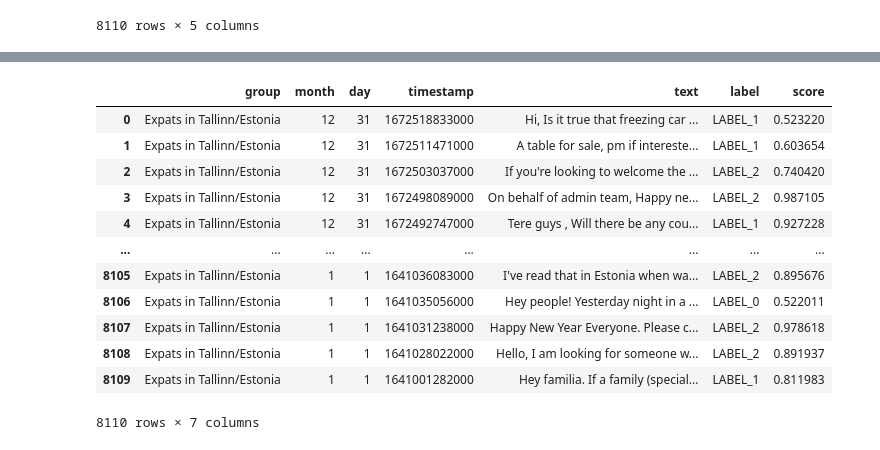
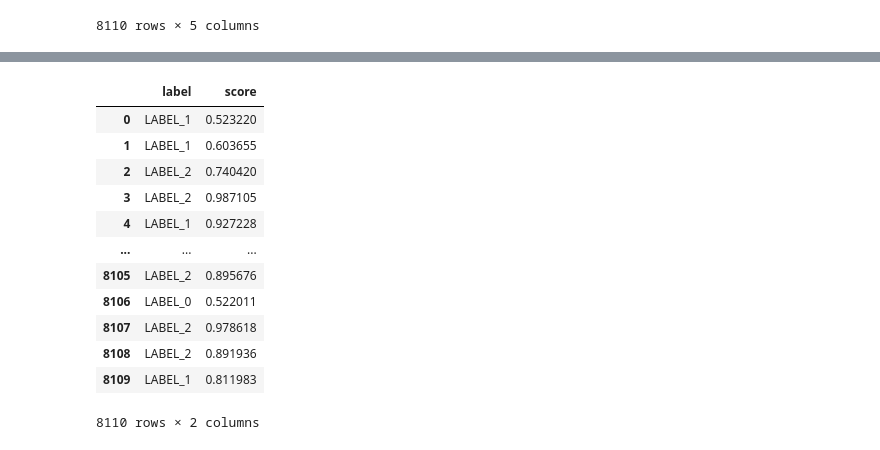
Before and after one commit to Th1nkK1D/open-society-technologies-thesis, a Jupyter notebook: text-analysis/sentimental-analysis.ipynb, the cells around one changed output, grey strips where cells are left out. Drawn from its saved outputs; the diff is of its cells as text; code cells hidden in the pictures.

```diff
--- a/text-analysis/sentimental-analysis.ipynb
+++ b/text-analysis/sentimental-analysis.ipynb
@@ -66,22 +48,22 @@ sentiment
  {'label': 'LABEL_0', 'score': 0.9020897150039673},
  ...]
 # %%
-result = data.join(pd.DataFrame(sentiment))
+result = pd.DataFrame(sentiment)
 result
 # %% [output]
-|  | group | month | day | timestamp | text | label | score |
-| 0 | Expats in Tallinn/Estonia | 12 | 31 | 1672518833000 | Hi, Is it true that freezing car ... | LABEL_1 | 0.523220 |
-| 1 | Expats in Tallinn/Estonia | 12 | 31 | 1672511471000 | A table for sale, pm if intereste... | LABEL_1 | 0.603654 |
-| 2 | Expats in Tallinn/Estonia | 12 | 31 | 1672503037000 | If you're looking to welcome the ... | LABEL_2 | 0.740420 |
-| 3 | Expats in Tallinn/Estonia | 12 | 31 | 1672498089000 | On behalf of admin team, Happy ne... | LABEL_2 | 0.987105 |
-| 4 | Expats in Tallinn/Estonia | 12 | 31 | 1672492747000 | Tere guys , Will there be any cou... | LABEL_1 | 0.927228 |
-| ... | ... | ... | ... | ... | ... | ... | ... |
-| 8105 | Expats in Tallinn/Estonia | 1 | 1 | 1641036083000 | I've read that in Estonia when wa... | LABEL_2 | 0.895676 |
-| 8106 | Expats in Tallinn/Estonia | 1 | 1 | 1641035056000 | Hey people! Yesterday night in a ... | LABEL_0 | 0.522011 |
-| 8107 | Expats in Tallinn/Estonia | 1 | 1 | 1641031238000 | Happy New Year Everyone. Please c... | LABEL_2 | 0.978618 |
-| 8108 | Expats in Tallinn/Estonia | 1 | 1 | 1641028022000 | Hello, I am looking for someone w... | LABEL_2 | 0.891937 |
-| 8109 | Expats in Tallinn/Estonia | 1 | 1 | 1641001282000 | Hey familia. If a family (special... | LABEL_1 | 0.811983 |
+|  | label | score |
+| 0 | LABEL_1 | 0.523220 |
+| 1 | LABEL_1 | 0.603655 |
+| 2 | LABEL_2 | 0.740420 |
+| 3 | LABEL_2 | 0.987105 |
+| 4 | LABEL_1 | 0.927228 |
+| ... | ... | ... |
+| 8105 | LABEL_2 | 0.895676 |
+| 8106 | LABEL_0 | 0.522011 |
+| 8107 | LABEL_2 | 0.978618 |
+| 8108 | LABEL_2 | 0.891936 |
+| 8109 | LABEL_1 | 0.811983 |
-8110 rows × 7 columns
+8110 rows × 2 columns
 # %%
 senti_label = {
     'LABEL_0': 'Negative',
```
Also changed, not shown: parts of 6 cells of this notebook, 2 other files.
